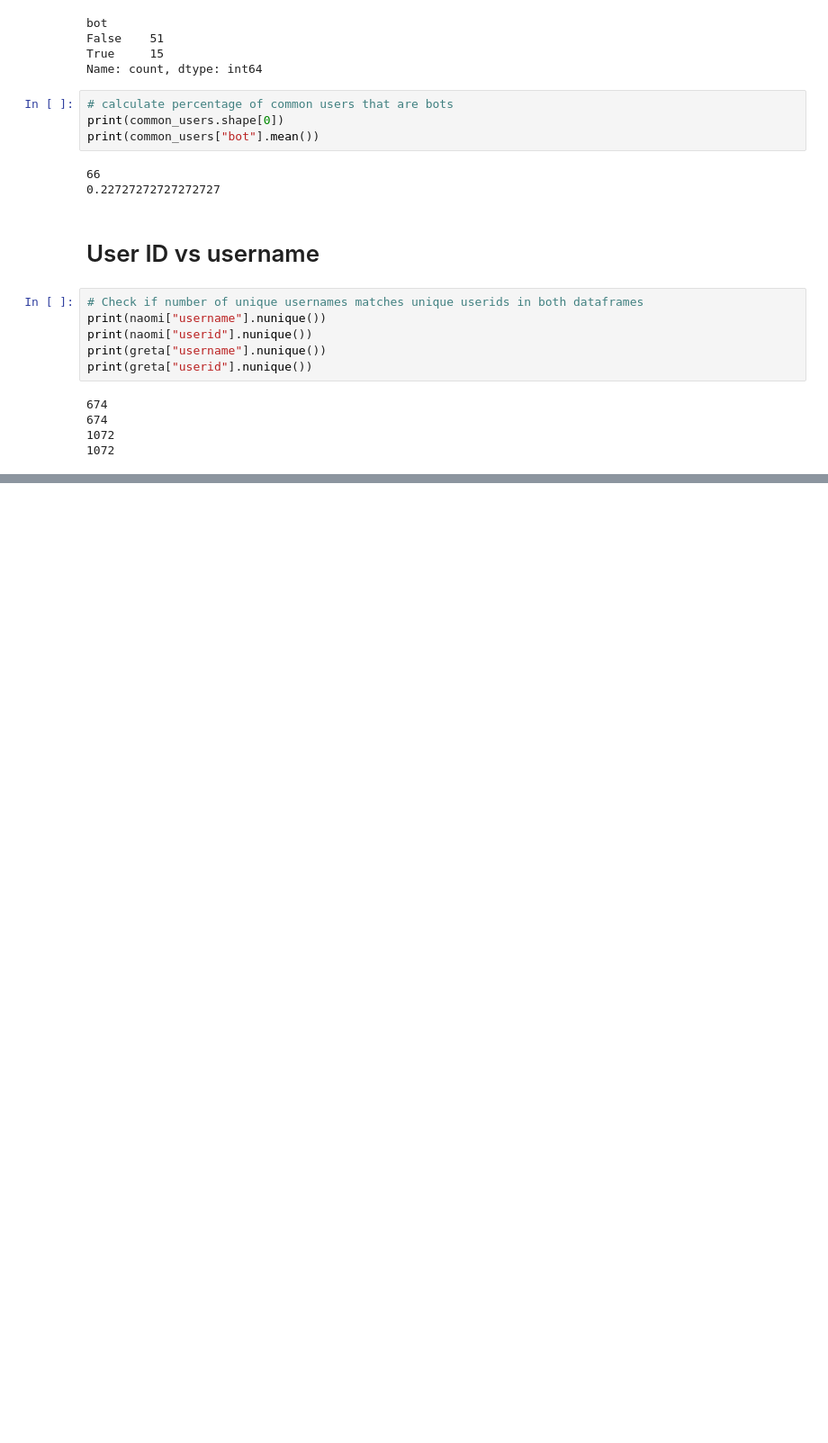
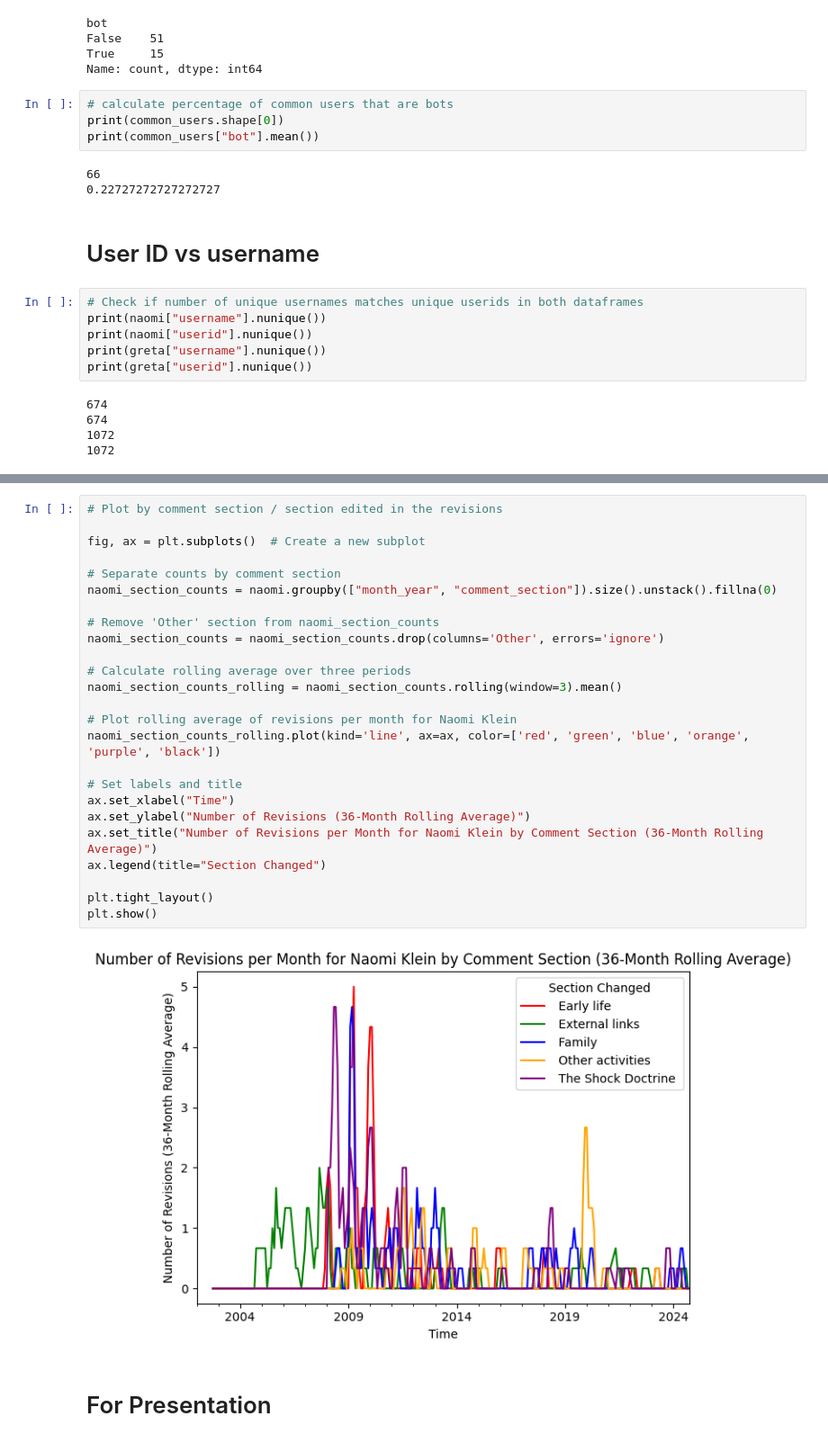
Before and after one commit to priyansha-b/goup-wikipedia-revisions-project, a Jupyter notebook: p_analysis.ipynb, the cells around one changed output, grey strips where cells are left out. Shown at 90% size. Saved outputs shown, nothing was run; the diff lists cells and outputs as text; blank space fills up the shorter version.

```diff
--- a/p_analysis.ipynb
+++ b/p_analysis.ipynb
@@ -257,0 +409,29 @@ print(greta["userid"].nunique())
+# %%
+# Plot by comment section / section edited in the revisions
+
+fig, ax = plt.subplots()  # Create a new subplot
+
+# Separate counts by comment section
+naomi_section_counts = naomi.groupby(["month_year", "comment_section"]).size().unstack().fillna(0)
+
+# Remove 'Other' section from naomi_section_counts
+naomi_section_counts = naomi_section_counts.drop(columns='Other', errors='ignore')
+
+# Calculate rolling average over three periods
+naomi_section_counts_rolling = naomi_section_counts.rolling(window=3).mean()
+
+# Plot rolling average of revisions per month for Naomi Klein
+naomi_section_counts_rolling.plot(kind='line', ax=ax, color=['red', 'green', 'blue', 'orange', 'purple', 'black'])
+
+# Set labels and title
+ax.set_xlabel("Time")
+ax.set_ylabel("Number of Revisions (36-Month Rolling Average)")
+ax.set_title("Number of Revisions per Month for Naomi Klein by Comment Section (36-Month Rolling Average)")
+ax.legend(title="Section Changed")
+
+plt.tight_layout()
+plt.show()
+# %% [output]
+[figure, added]
+# %% [markdown]
+# For Presentation
```
Also changed, not shown: parts of 31 cells of this notebook, 6 other files.
